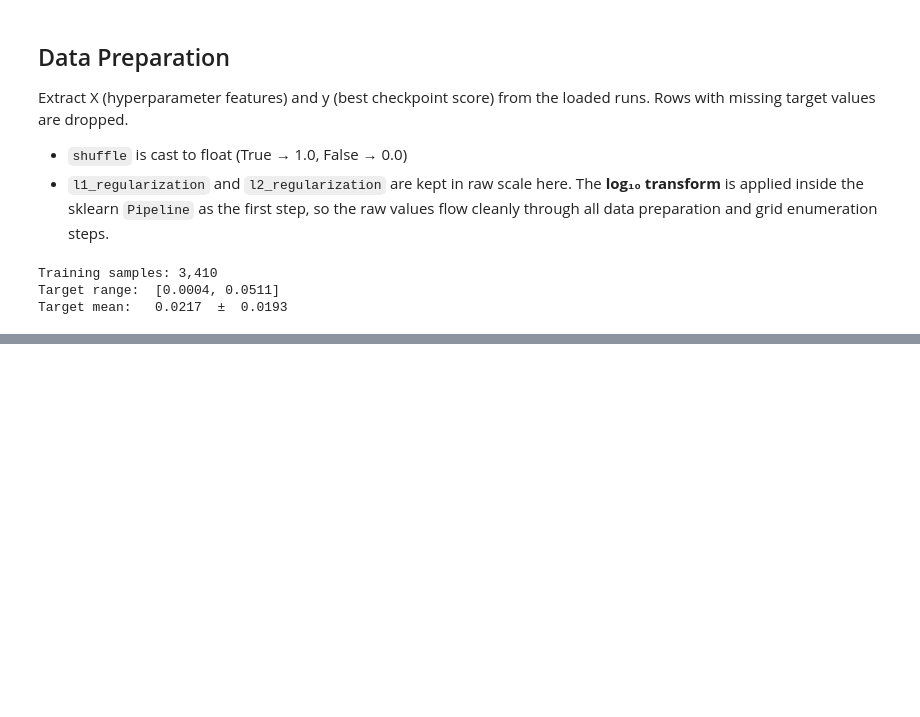
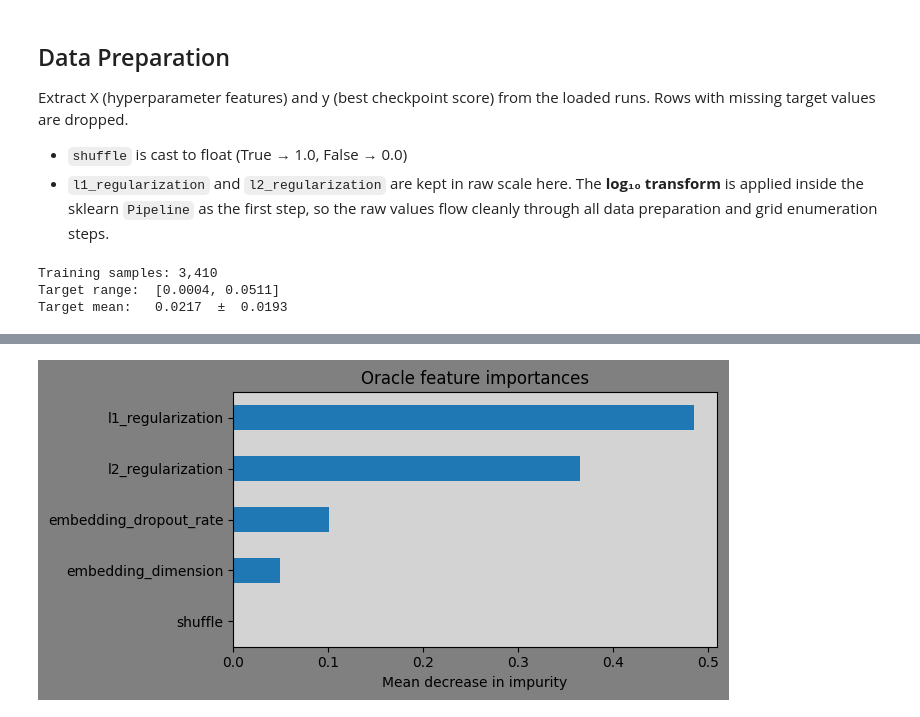
Before and after one commit to chaald/peppermint-matrix, a Jupyter notebook: notebooks/parameter_analysis/oracle_model.ipynb, the cells around one changed output, grey strips where cells are left out. Saved outputs shown, nothing was run; the diff lists cells and outputs as text; code cells hidden in the pictures; blank space fills up the shorter version.

Commit message:
feat(oracle): add oracle RF training, cliff holdout with rank-based metrics (Spearman ρ, NDCG@k), feature importance plot

```diff
--- a/notebooks/parameter_analysis/oracle_model.ipynb
+++ b/notebooks/parameter_analysis/oracle_model.ipynb
@@ -144,0 +325,13 @@ Target mean:   0.0217  ±  0.0193
+# %%
+# Feature importance plot
+fig, ax = plt.subplots(figsize=(7, 3.5))
+importances = pd.Series(
+    oracle_eval.named_steps["rf"].feature_importances_, index=feature_names
+).sort_values(ascending=True)
+importances.plot.barh(ax=ax)
+ax.set_xlabel("Mean decrease in impurity")
+ax.set_title("Oracle feature importances")
+plt.tight_layout()
+plt.show()
+# %% [output]
+[figure, added]
```
Also changed, not shown: parts of 6 cells of this notebook, 1 other file.
